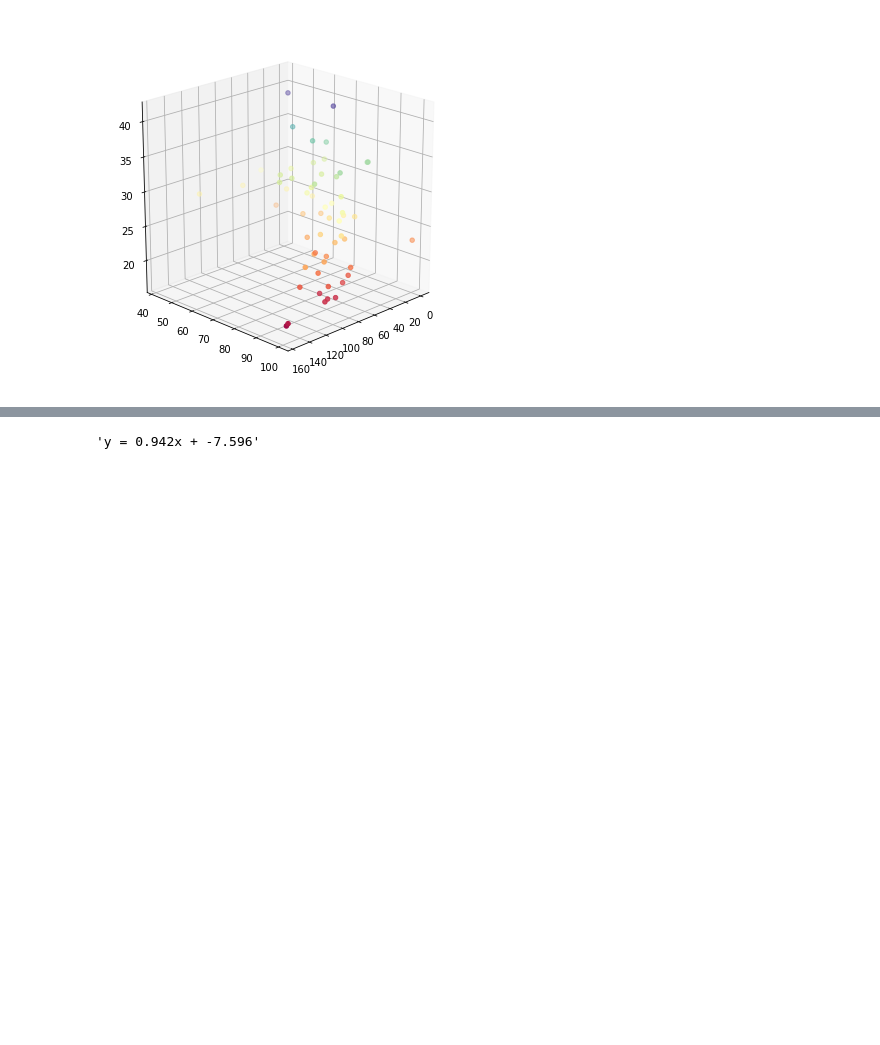
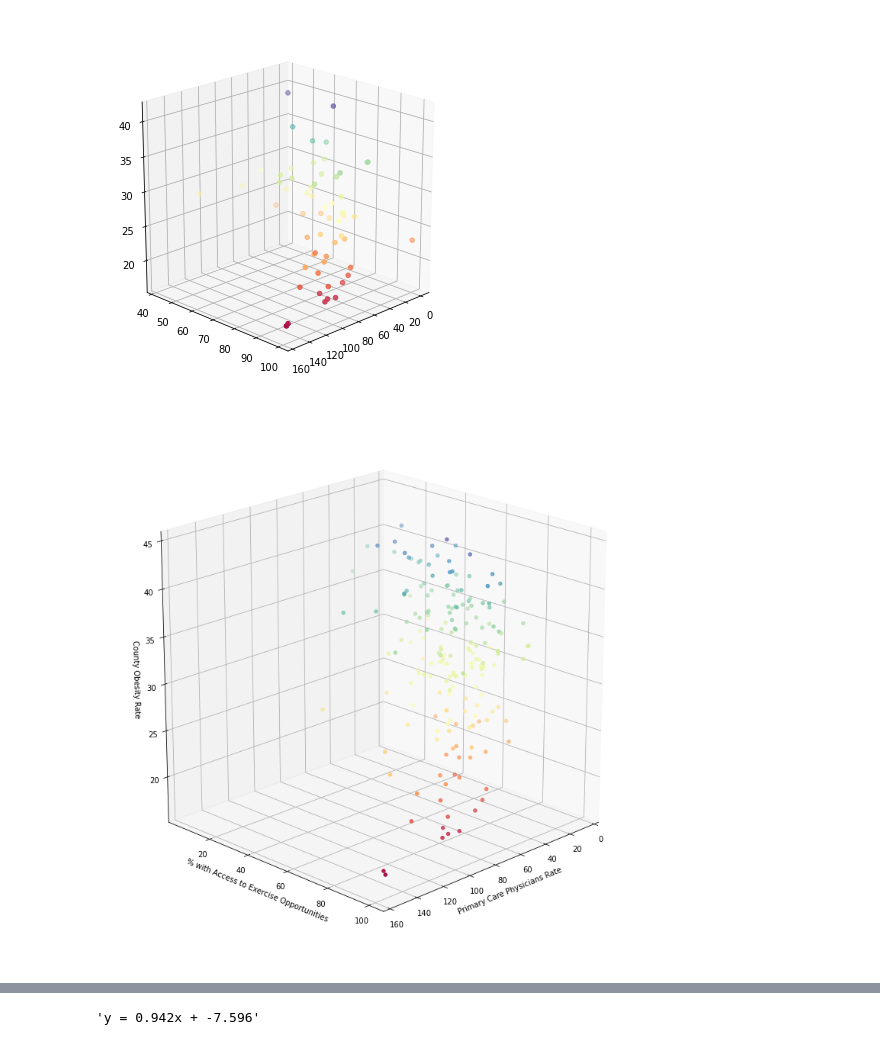
Before and after one commit to katrinan029/project-movat, a Jupyter notebook: Copy HardAF.ipynb, the cells around one changed output, grey strips where cells are left out. Cells and saved outputs as stored; diff of their text form; code cells hidden in the pictures; blank space fills up the shorter version.

```diff
--- a/Copy HardAF.ipynb
+++ b/Copy HardAF.ipynb
@@ -236,3 +237,6 @@ merged_df.dropna()
 | 193 | 45089 | 42 | 34 | 20 | 16 | ... |
 | 194 | 45091 | 32 | 24 | 73 | 44 | ... |
 191 rows × 10 columns
+# %%
+sample_df = merged_df.dropna()
+sample_df
@@ -616,3 +631,14 @@ axes.scatter(Cali_df["Primary Care Physicians Rate"], Cali_df["% With Access to
 plt.show()
 # %% [output]
 [figure]
+# %%
+from mpl_toolkits.mplot3d import Axes3D
+fig = plt.figure(1, figsize=(10, 10))
+axes = Axes3D(fig, elev=20, azim=45)
+axes.scatter(sample_df["Primary Care Physicians Rate"], sample_df["% With Access to Exercise Opportunities"], sample_df['% Adults with Obesity'], c=sample_df['% Adults with Obesity'], cmap=plt.cm.get_cmap("Spectral"))
+axes.set_xlabel("Primary Care Physicians Rate")
+axes.set_ylabel("% with Access to Exercise Opportunities")
+axes.set_zlabel("County Obesity Rate")
+plt.show()
+# %% [output]
+[figure, added]
```
Also changed, not shown: parts of 10 cells of this notebook, 13 other files.
